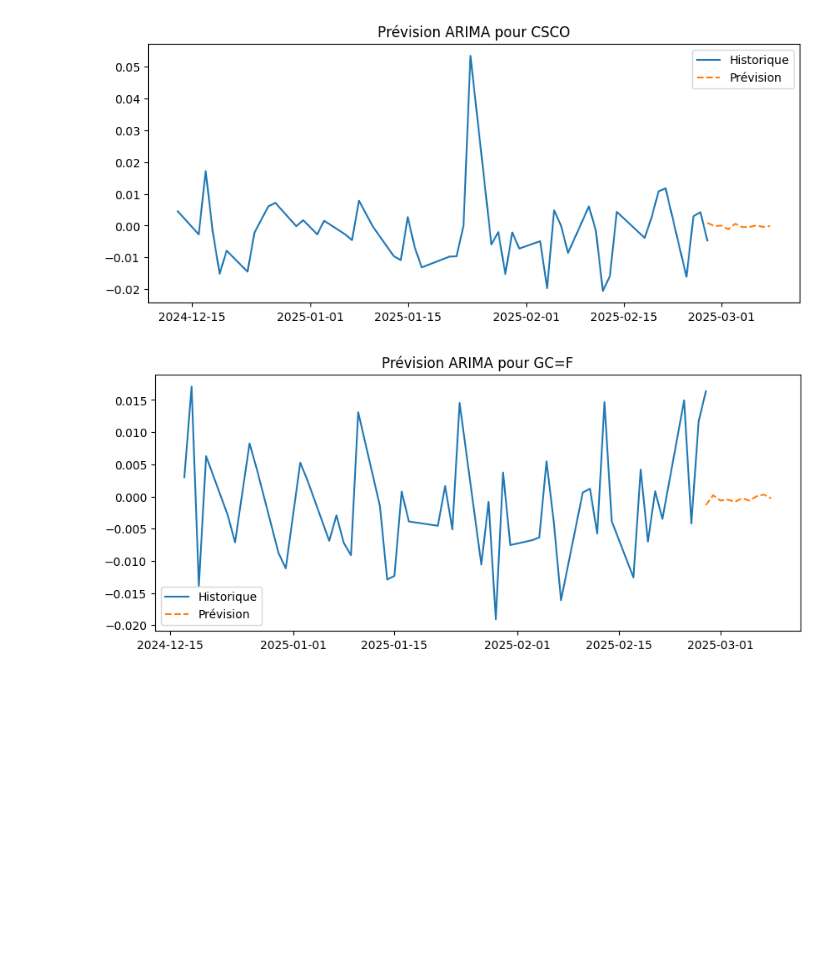
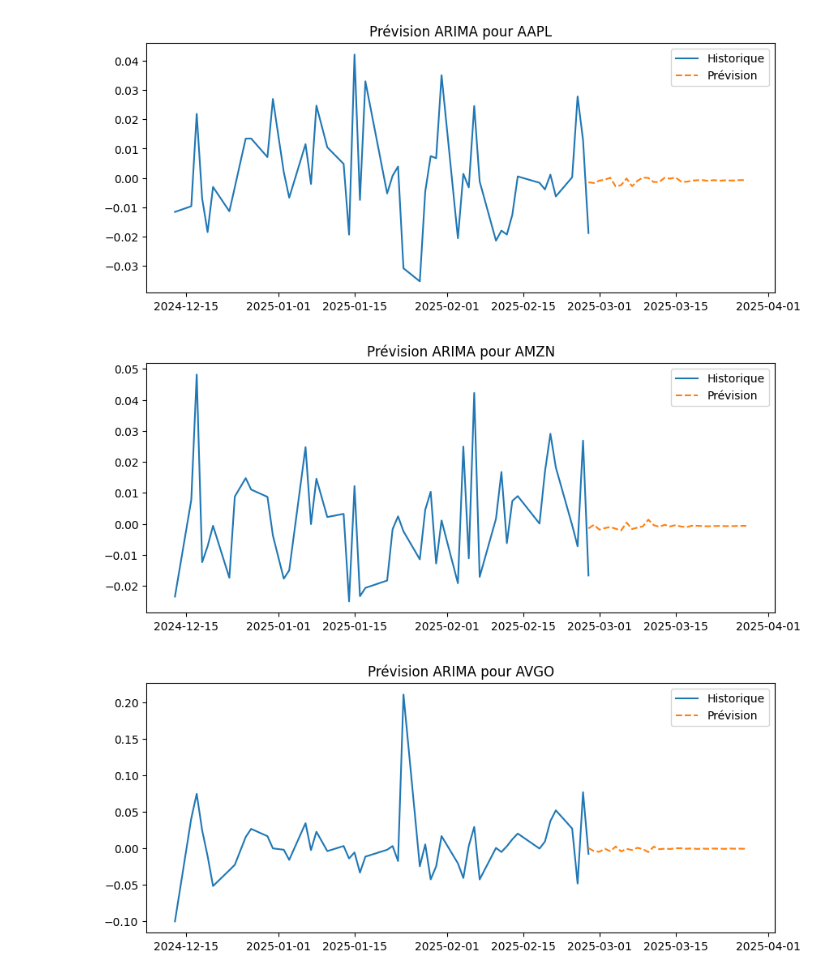
Before and after one commit to NaDub/MLFI_2025, a Jupyter notebook: Visualize/descriptive.ipynb, the cells around one changed output. Cells and saved outputs as stored; diff of their text form; code cells hidden in the pictures; blank space fills up the shorter version.

```diff
--- a/Visualize/descriptive.ipynb
+++ b/Visualize/descriptive.ipynb
@@ -87,4 +111,5 @@ def test_stationarity_per_stock(data, var='Adj_close'):
     results_df = pd.DataFrame(results)
     return results_df
 
+df.dropna(inplace=True)
 test_stationarity_per_stock(df)
@@ -126,36 +193,37 @@ for symbol in all_symbols[:3]:
 # %%
 import pandas as pd
 import numpy as np
 import matplotlib.pyplot as plt
 import statsmodels.api as sm
 
 df.sort_values(by=['Title', 'Date'], inplace=True)
 
 forecast_results = {}
 
-for title in df['Title'].unique()[3:]:
+for title in df['Title'].unique()[:3]:
     df_title = df[df['Title'] == title].set_index('Date')
     series = df_title['Adj_close'].dropna()
 
-    model = sm.tsa.ARIMA(series, order=(10, 0, 2))
+    model = sm.tsa.ARIMA(series, order=(20, 0, 2))
     model_fit = model.fit()
 
-    forecast = model_fit.forecast(steps=10)
-    forecast_index = pd.date_range(start=series.index[-1], periods=10, freq='D')
+    forecast = model_fit.forecast(steps=30)
+    forecast_index = pd.date_range(start=series.index[-1], periods=30, freq=pd.infer_freq(series.index))
 
     forecast_results[title] = pd.Series(forecast, index=forecast_index)
 
     plt.figure(figsize=(10, 4))
     plt.plot(series[-50:], label='Historique')
     plt.plot(forecast_index, forecast, label='Prévision', linestyle='dashed')
     plt.title(f"Prévision ARIMA pour {title}")
     plt.legend()
     plt.show()
 
 forecast_df = pd.DataFrame(forecast_results)
 print(forecast_df)
 
 # /!\ Problème de step?
 # %% [output]
-[figure, old version]
+[figure, new version]
-[figure, old version]
+[figure, new version]
+[figure, added]
```
Also changed, not shown: parts of 11 cells of this notebook, 1 other file.
